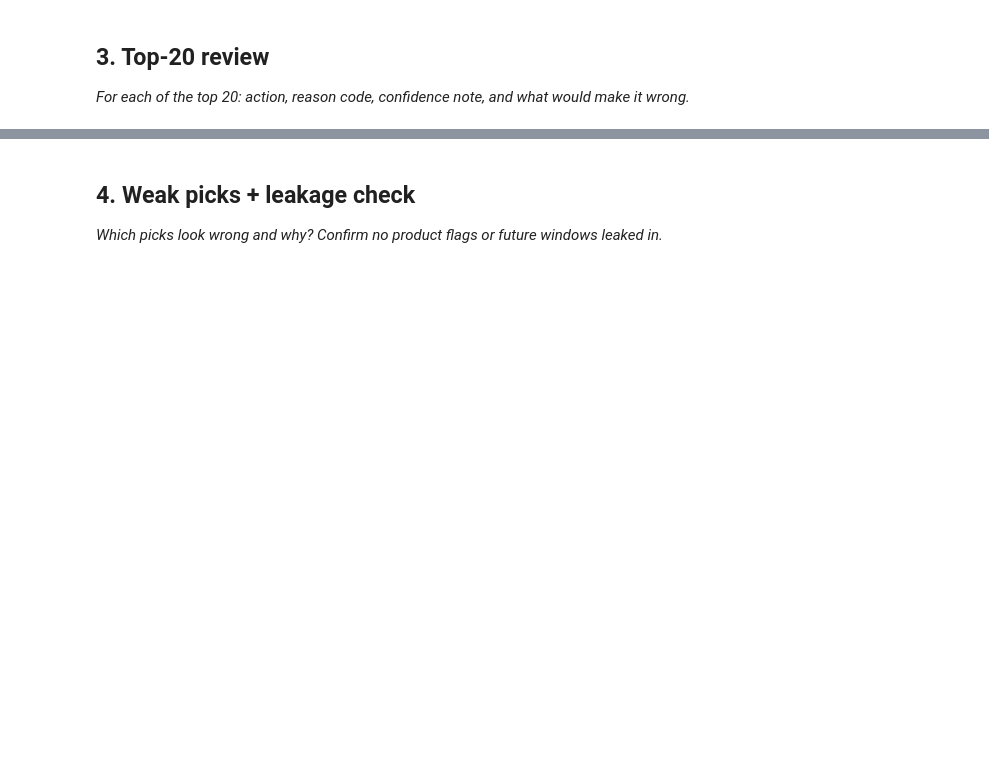
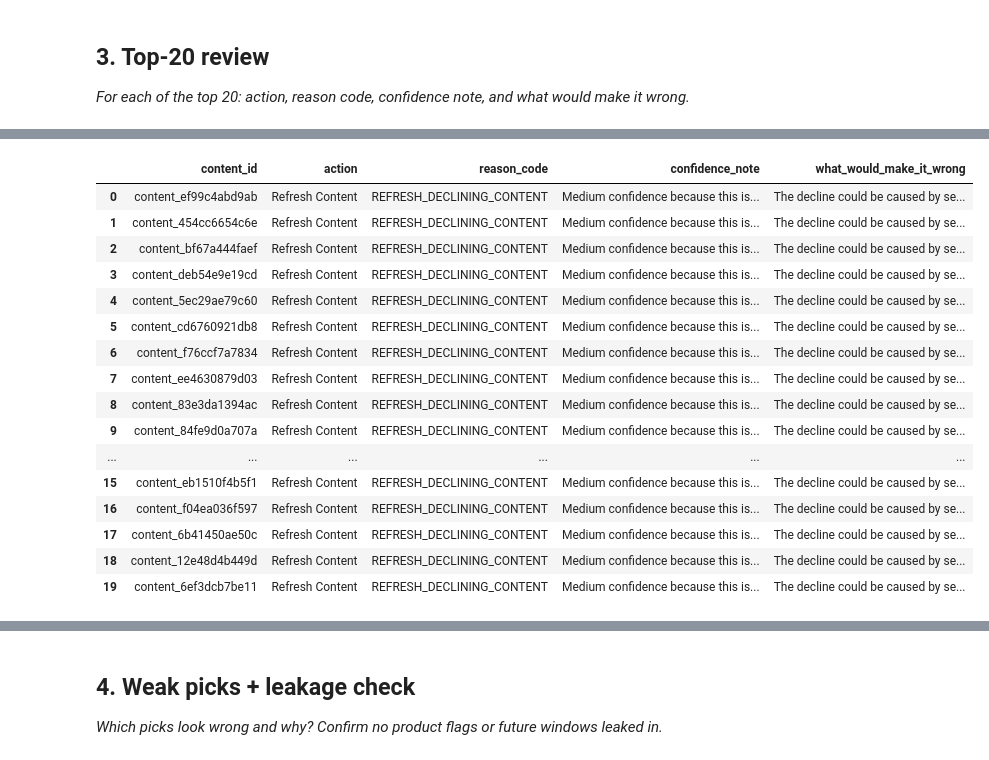
Before and after one commit to FatimaNdeem/Flyrank-ml-internship., a Jupyter notebook: work/notebooks/w04_baseline_score.ipynb, the cells around one changed output, grey strips where cells are left out. Drawn from its saved outputs; the diff is of its cells as text; code cells hidden in the pictures; blank space fills up the shorter version.

```diff
--- a/work/notebooks/w04_baseline_score.ipynb
+++ b/work/notebooks/w04_baseline_score.ipynb
@@ -8,0 +30,7 @@ This skeleton is yours to fill. Work the sections **in order** — each one has
+# %%
+import pandas as pd
+
+df = pd.read_csv("data/raw/content_refresh_anonymized.csv")
+
+print(df.shape)
+df.head()
@@ -16,3 +133,7 @@ This skeleton is yours to fill. Work the sections **in order** — each one has
+# %%
+import pandas as pd
+
+df["reason_code"] = "KEEP_MONITORING"
 # %% [markdown]
 ## 2. Build the ranked queue (writes the CSV)
 
@@ -29,0 +280,44 @@ This skeleton is yours to fill. Work the sections **in order** — each one has
+# %%
+top20 = baseline_queue.head(20).copy()
+
+
+reviews = []
+
+
+for index, row in top20.iterrows():
+
+    review = {
+        "content_id": row["content_id"],
+        "action": row["action_label"],
+        "reason_code": row["reason_code"],
+        "confidence_note":
+"Medium confidence because this is a rule-based score using observed signals, but it does not include external ranking factors.",
+        "what_would_make_it_wrong":
+            "The decline could be caused by seasonality, external events, or factors not captured in the dataset."
+    }
+
+    reviews.append(review)
+
+
+top20_review = pd.DataFrame(reviews)
+
+
+top20_review
+# %% [output]
+|  | content_id | action | reason_code | confidence_note | what_would_make_it_wrong |
+| 0 | content_ef99c4abd9ab | Refresh Content | REFRESH_DECLINING_CONTENT | Medium confidence because this is... | The decline could be caused by se... |
+| 1 | content_454cc6654c6e | Refresh Content | REFRESH_DECLINING_CONTENT | Medium confidence because this is... | The decline could be caused by se... |
+| 2 | content_bf67a444faef | Refresh Content | REFRESH_DECLINING_CONTENT | Medium confidence because this is... | The decline could be caused by se... |
+| 3 | content_deb54e9e19cd | Refresh Content | REFRESH_DECLINING_CONTENT | Medium confidence because this is... | The decline could be caused by se... |
+| 4 | content_5ec29ae79c60 | Refresh Content | REFRESH_DECLINING_CONTENT | Medium confidence because this is... | The decline could be caused by se... |
+| 5 | content_cd6760921db8 | Refresh Content | REFRESH_DECLINING_CONTENT | Medium confidence because this is... | The decline could be caused by se... |
+| 6 | content_f76ccf7a7834 | Refresh Content | REFRESH_DECLINING_CONTENT | Medium confidence because this is... | The decline could be caused by se... |
+| 7 | content_ee4630879d03 | Refresh Content | REFRESH_DECLINING_CONTENT | Medium confidence because this is... | The decline could be caused by se... |
+| 8 | content_83e3da1394ac | Refresh Content | REFRESH_DECLINING_CONTENT | Medium confidence because this is... | The decline could be caused by se... |
+| 9 | content_84fe9d0a707a | Refresh Content | REFRESH_DECLINING_CONTENT | Medium confidence because this is... | The decline could be caused by se... |
+| ... | ... | ... | ... | ... | ... |
+| 15 | content_eb1510f4b5f1 | Refresh Content | REFRESH_DECLINING_CONTENT | Medium confidence because this is... | The decline could be caused by se... |
+| 16 | content_f04ea036f597 | Refresh Content | REFRESH_DECLINING_CONTENT | Medium confidence because this is... | The decline could be caused by se... |
+| 17 | content_6b41450ae50c | Refresh Content | REFRESH_DECLINING_CONTENT | Medium confidence because this is... | The decline could be caused by se... |
+| 18 | content_12e48d4b449d | Refresh Content | REFRESH_DECLINING_CONTENT | Medium confidence because this is... | The decline could be caused by se... |
+| 19 | content_6ef3dcb7be11 | Refresh Content | REFRESH_DECLINING_CONTENT | Medium confidence because this is... | The decline could be caused by se... |
```
Also changed, not shown: parts of 21 cells of this notebook.
